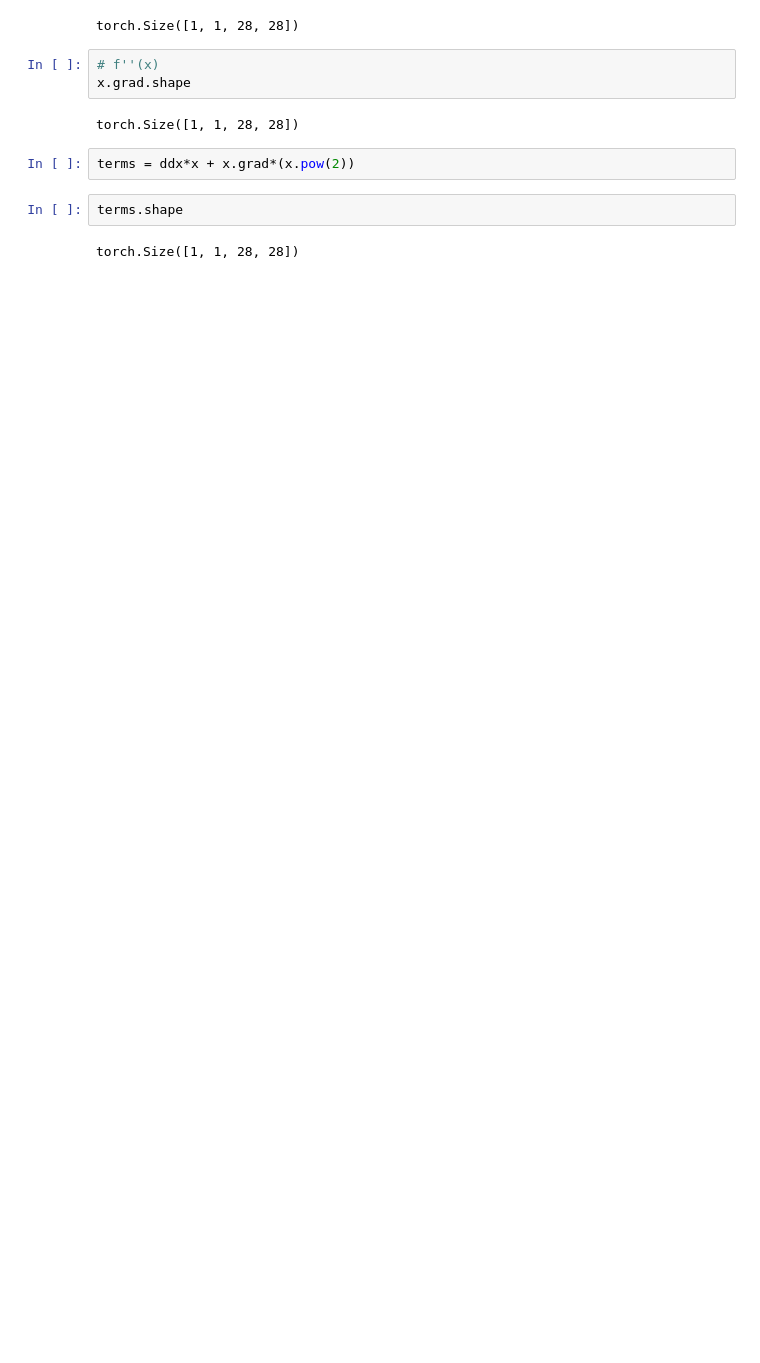
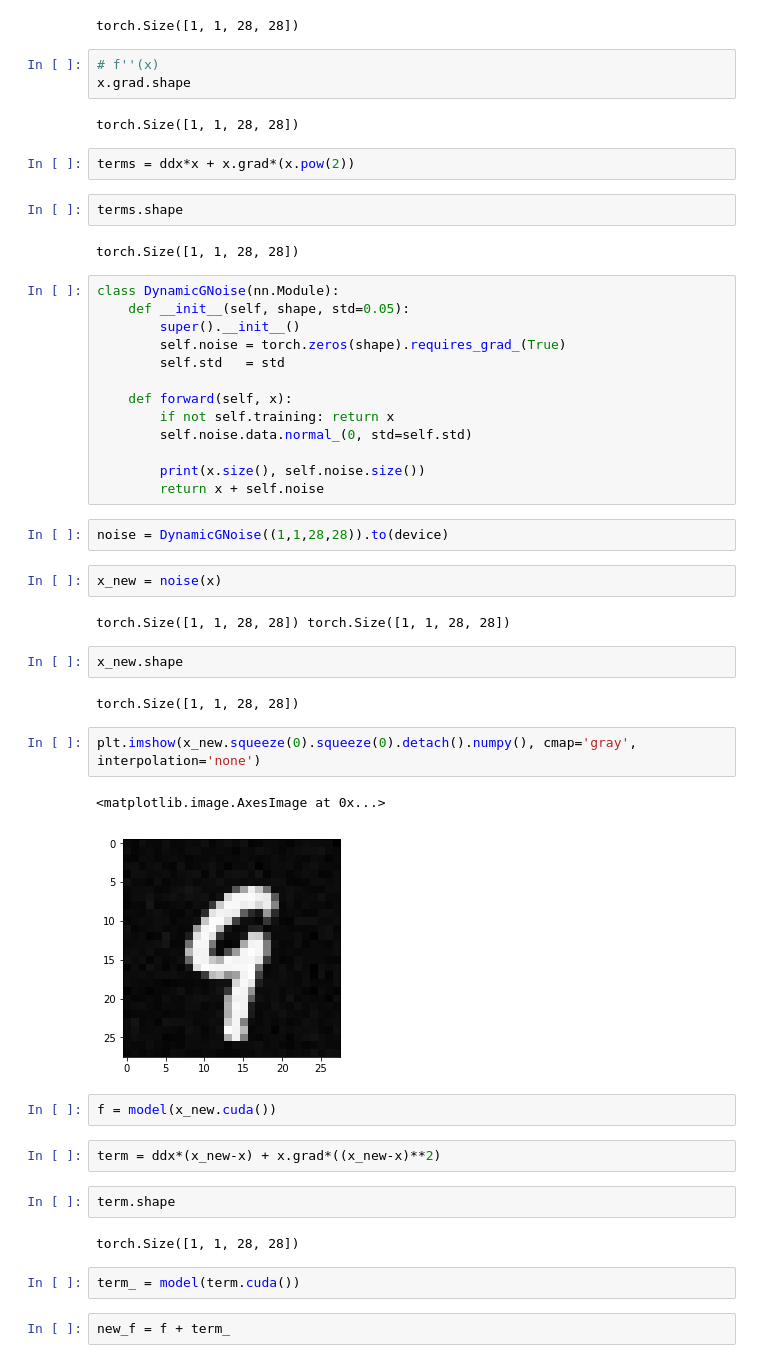
Before and after one commit to Ujjwal-9/taylor-on-nn, a Jupyter notebook: mnist_example.ipynb, the cells around one changed output. Saved outputs shown, nothing was run; the diff lists cells and outputs as text; blank space fills up the shorter version.

```diff
--- a/mnist_example.ipynb
+++ b/mnist_example.ipynb
@@ -213,3 +213,43 @@ terms = ddx*x + x.grad*(x.pow(2))
 terms.shape
 # %% [output]
 torch.Size([1, 1, 28, 28])
+# %%
+class DynamicGNoise(nn.Module):
+    def __init__(self, shape, std=0.05):
+        super().__init__()
+        self.noise = torch.zeros(shape).requires_grad_(True)
+        self.std   = std
+
+    def forward(self, x):
+        if not self.training: return x
+        self.noise.data.normal_(0, std=self.std)
+
+        print(x.size(), self.noise.size())
+        return x + self.noise
+# %%
+noise = DynamicGNoise((1,1,28,28)).to(device)
+# %%
+x_new = noise(x)
+# %% [output]
+torch.Size([1, 1, 28, 28]) torch.Size([1, 1, 28, 28])
+# %%
+x_new.shape
+# %% [output]
+torch.Size([1, 1, 28, 28])
+# %%
+plt.imshow(x_new.squeeze(0).squeeze(0).detach().numpy(), cmap='gray', interpolation='none')
+# %% [output]
+<matplotlib.image.AxesImage at 0x...>
+[figure, added]
+# %%
+f = model(x_new.cuda())
+# %%
+term = ddx*(x_new-x) + x.grad*((x_new-x)**2)
+# %%
+term.shape
+# %% [output]
+torch.Size([1, 1, 28, 28])
+# %%
+term_ = model(term.cuda())
+# %%
+new_f = f + term_
```
Also changed, not shown: parts of 1 cell of this notebook.
